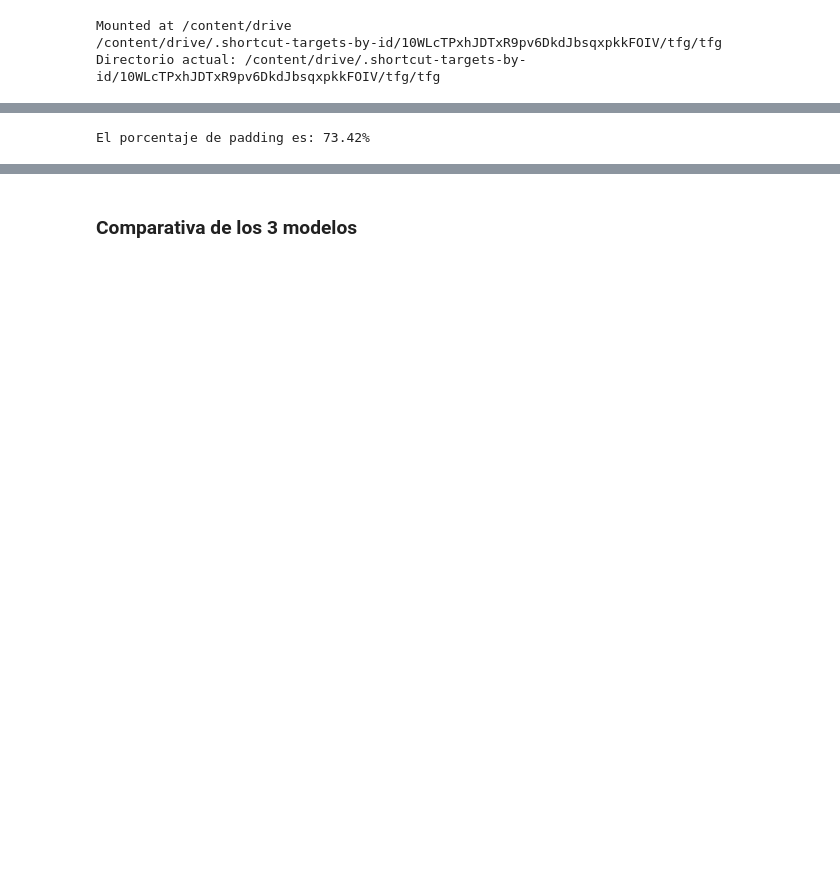
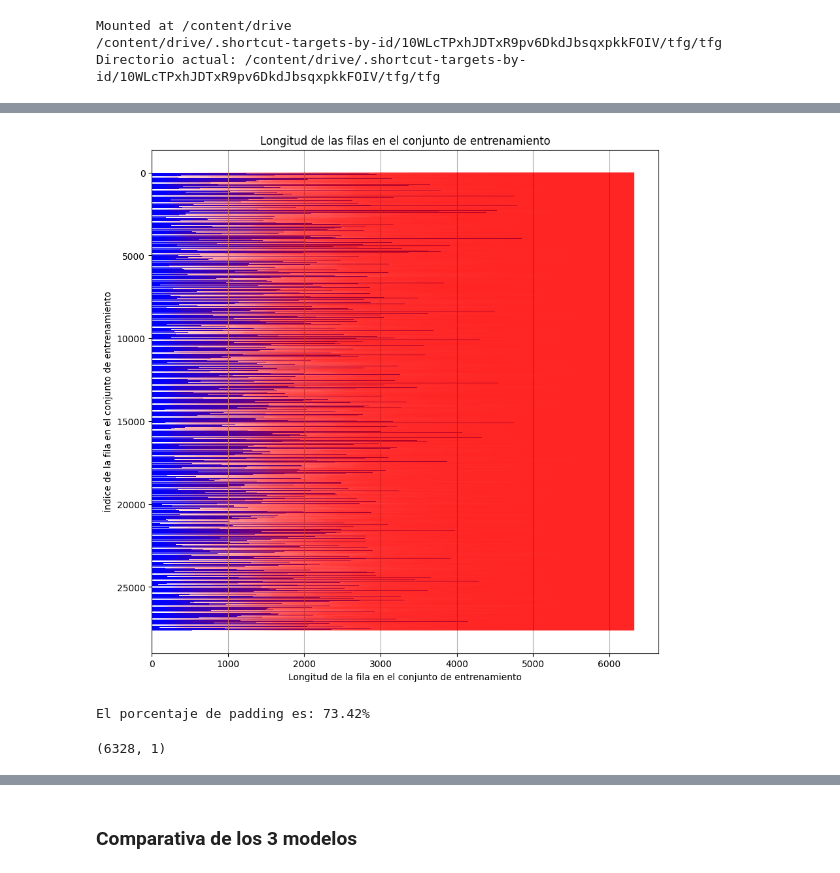
Before and after one commit to ruben-niwe/TFG, a Jupyter notebook: codigos/DL.ipynb, the cells around one changed output, grey strips where cells are left out. Cells and saved outputs as stored; diff of their text form; code cells hidden in the pictures; blank space fills up the shorter version.

```diff
--- a/codigos/DL.ipynb
+++ b/codigos/DL.ipynb
@@ -107,3 +137,26 @@ X_train_p = np.expand_dims(X_train_p, -1)
+# %%
+import matplotlib.pyplot as plt
+
+# Suponiendo que 'tam' contiene las longitudes de cada fila en tu dataset de entrenamiento
+tam = [length for length in tam]  # Asumiendo que ya tienes esta lista disponible
+
+plt.figure(figsize=(10,10))
+indices = range(len(tam))
+
+# Primero, dibuja las líneas rojas que representan el máximo
+plt.hlines(y=indices, xmin=tam, xmax=6328, color='red', alpha=0.5, linewidth=0.05)
+
+# Luego, dibuja las barras azules sobre las líneas rojas
+plt.barh(indices, tam, color='blue', edgecolor='none')
+
+plt.ylabel('Índice de la fila en el conjunto de entrenamiento')
+plt.xlabel('Longitud de la fila en el conjunto de entrenamiento')
+plt.title('Longitud de las filas en el conjunto de entrenamiento')
+plt.gca().invert_yaxis()  # Invertir el eje y para que las filas aparezcan en el orden correcto
+plt.grid(axis='x')
+plt.show()
+# %% [output]
+[figure, added]
 # %%
 ### Calcular el porcentaje de padding
 
@@ -121,5 +174,9 @@ El porcentaje de padding es: 73.42%
 # %%
 X_valid_p = pad_sequences(X_valid, maxlen=max_length, padding='post', dtype='float32')
 X_valid_p = np.expand_dims(X_valid_p, -1)
+# %%
+X_train_p.shape[1:]
+# %% [output]
+(6328, 1)
 # %%
 from keras.models import Sequential
```
Also changed, not shown: parts of 48 cells of this notebook, 5 other files.
